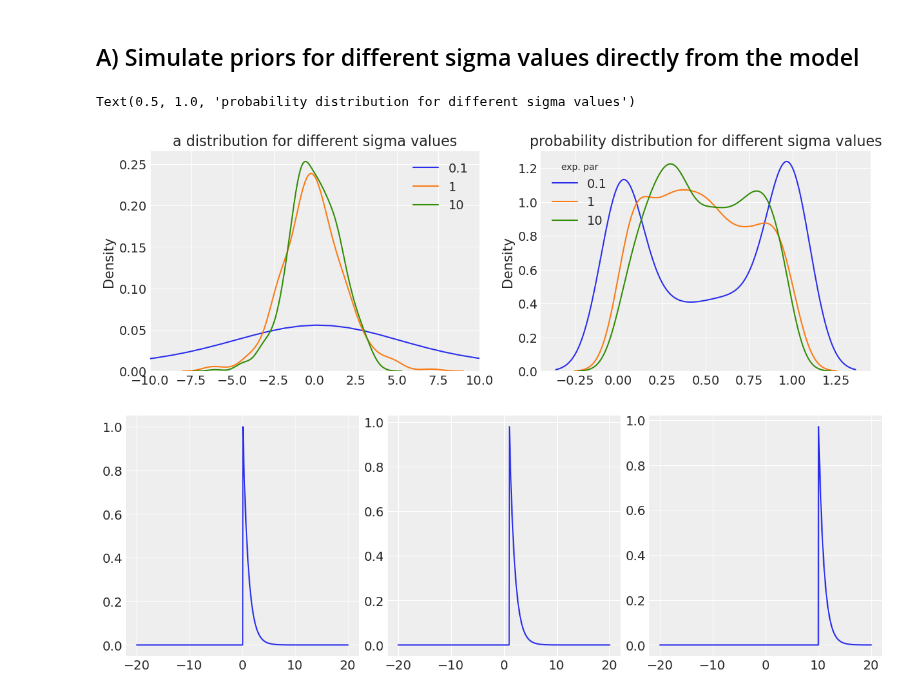
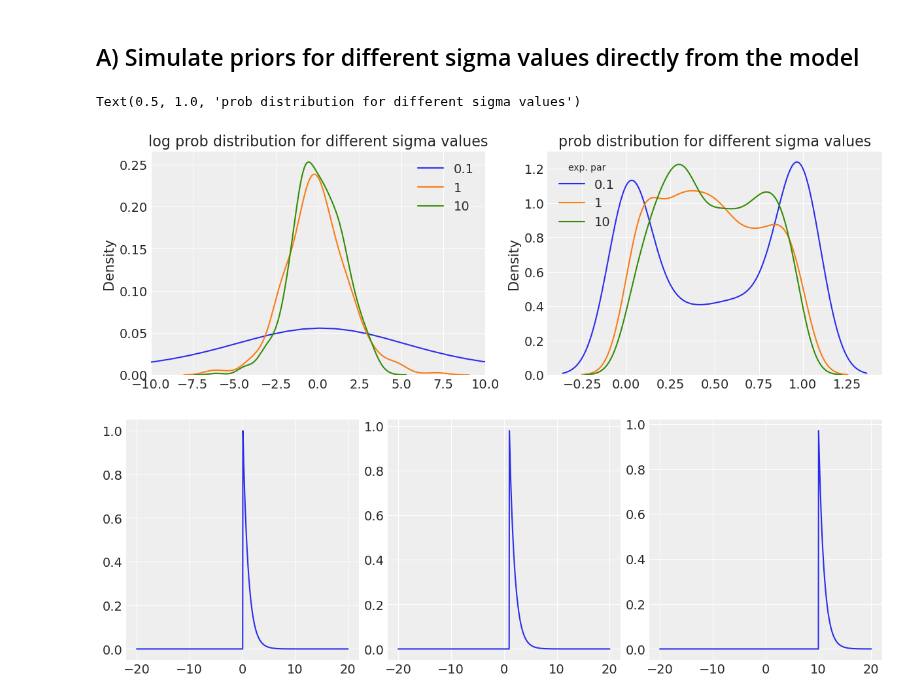
Before and after one commit to fhte2/statistical-rethinking, a Jupyter notebook: Week_6_exercises.ipynb, the cells around one changed output. Saved outputs shown, nothing was run; the diff lists cells and outputs as text; code cells hidden in the pictures.

```diff
--- a/Week_6_exercises.ipynb
+++ b/Week_6_exercises.ipynb
@@ -131,19 +131,19 @@ for x, m in zip(exp_values, models):
 # %%
 fig, (ax1, ax2) = plt.subplots(1,2, figsize=(12, 4))
 
 for x in exp_values:
     sns.kdeplot(prior_pred_dict[x][:,0], ax=ax1)
 ax1.legend(exp_values)
-ax1.set(title='a distribution for different sigma values', xlim=(-10, 10))
+ax1.set(title='log prob distribution for different sigma values', xlim=(-10, 10))
 
 for x in exp_values:
     sns.kdeplot(expit(prior_pred_dict[x][:,0]), ax=ax2)
 ax2.legend(exp_values, title='exp. par')
 
-ax2.set_title('probability distribution for different sigma values')
+ax2.set_title('prob distribution for different sigma values')
 # %% [output]
-Text(0.5, 1.0, 'probability distribution for different sigma values')
+Text(0.5, 1.0, 'prob distribution for different sigma values')
-[figure, old version]
+[figure, new version]
 # %%
 #check shape of exponential priors on sigma
 
```
Also changed, not shown: parts of 1 cell of this notebook.
